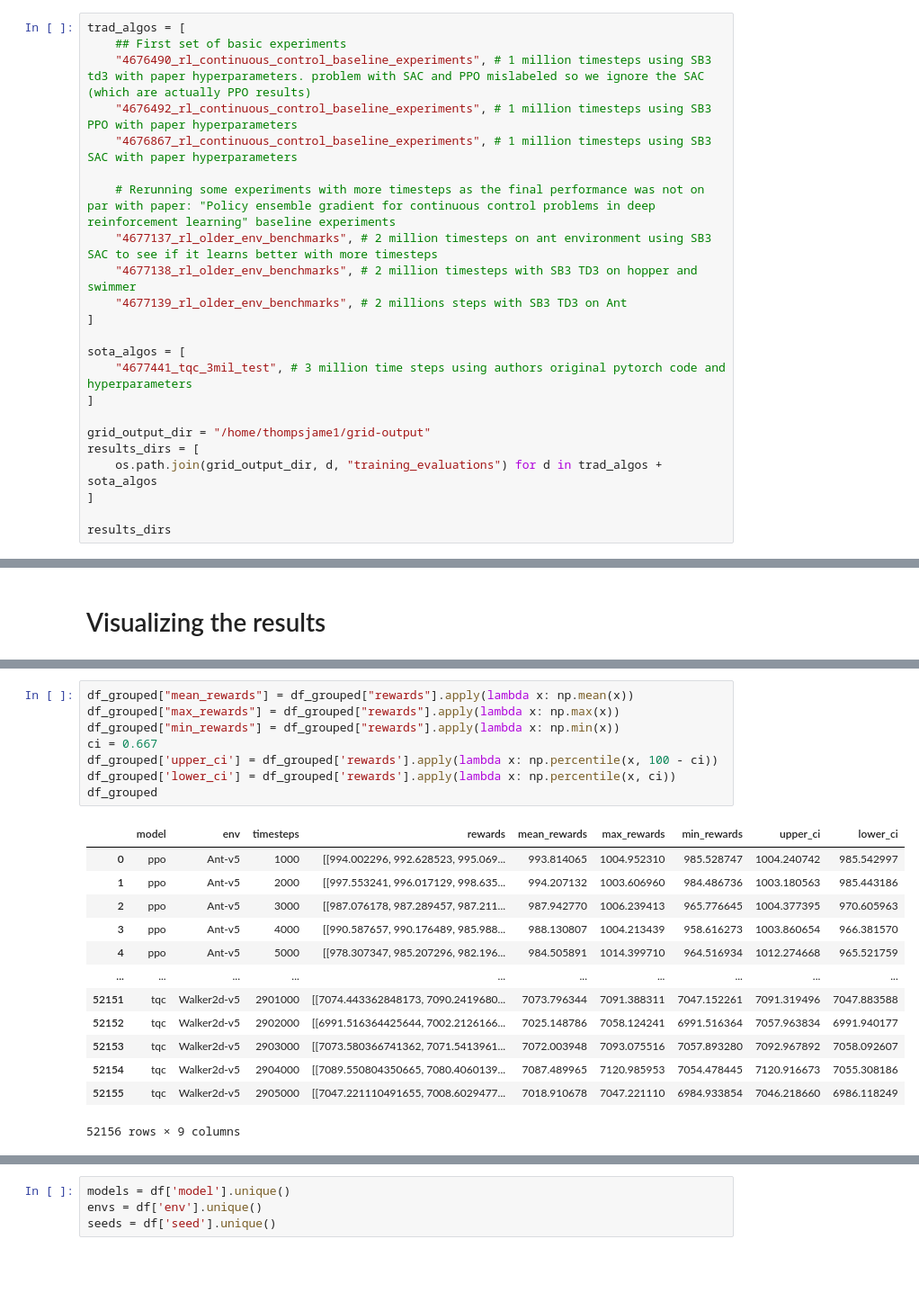
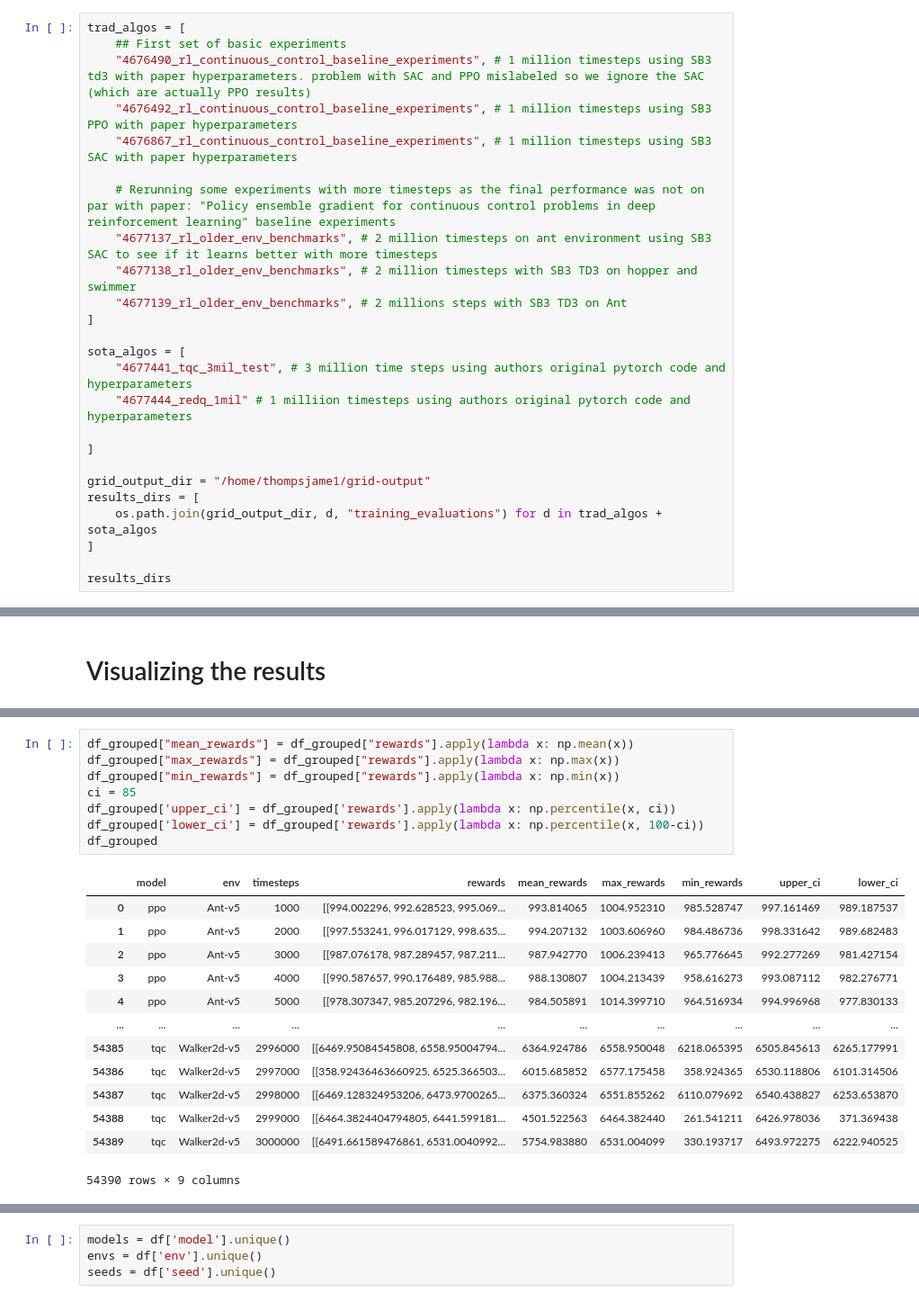
Before and after one commit to 1jamesthompson1/AIML440_code, a Jupyter notebook: running_baseline_experiments/results.ipynb, the cells around one changed output, grey strips where cells are left out. Shown at 90% size. Saved outputs shown, nothing was run; the diff lists cells and outputs as text; blank space fills up the shorter version.

```diff
--- a/running_baseline_experiments/results.ipynb
+++ b/running_baseline_experiments/results.ipynb
@@ -31,6 +32,8 @@ trad_algos = [
 
 sota_algos = [
     "4677441_tqc_3mil_test", # 3 million time steps using authors original pytorch code and hyperparameters
+    "4677444_redq_1mil" # 1 milliion timesteps using authors original pytorch code and hyperparameters
+
 ]
 
 grid_output_dir = "/home/thompsjame1/grid-output"
@@ -187,22 +357,22 @@ array([[ 994.002296,  992.628523,  995.069539,  988.233112,  988.825222,
 # %%
 df_grouped["mean_rewards"] = df_grouped["rewards"].apply(lambda x: np.mean(x))
 df_grouped["max_rewards"] = df_grouped["rewards"].apply(lambda x: np.max(x))
 df_grouped["min_rewards"] = df_grouped["rewards"].apply(lambda x: np.min(x))
-ci = 0.667
-df_grouped['upper_ci'] = df_grouped['rewards'].apply(lambda x: np.percentile(x, 100 - ci))
-df_grouped['lower_ci'] = df_grouped['rewards'].apply(lambda x: np.percentile(x, ci))
+ci = 85
+df_grouped['upper_ci'] = df_grouped['rewards'].apply(lambda x: np.percentile(x, ci))
+df_grouped['lower_ci'] = df_grouped['rewards'].apply(lambda x: np.percentile(x, 100-ci))
 df_grouped
 # %% [output]
 |  | model | env | timesteps | rewards | mean_rewards | max_rewards | min_rewards | upper_ci | lower_ci |
-| 0 | ppo | Ant-v5 | 1000 | [[994.002296, 992.628523, 995.069... | 993.814065 | 1004.952310 | 985.528747 | 1004.240742 | 985.542997 |
-| 1 | ppo | Ant-v5 | 2000 | [[997.553241, 996.017129, 998.635... | 994.207132 | 1003.606960 | 984.486736 | 1003.180563 | 985.443186 |
-| 2 | ppo | Ant-v5 | 3000 | [[987.076178, 987.289457, 987.211... | 987.942770 | 1006.239413 | 965.776645 | 1004.377395 | 970.605963 |
-| 3 | ppo | Ant-v5 | 4000 | [[990.587657, 990.176489, 985.988... | 988.130807 | 1004.213439 | 958.616273 | 1003.860654 | 966.381570 |
-| 4 | ppo | Ant-v5 | 5000 | [[978.307347, 985.207296, 982.196... | 984.505891 | 1014.399710 | 964.516934 | 1012.274668 | 965.521759 |
+| 0 | ppo | Ant-v5 | 1000 | [[994.002296, 992.628523, 995.069... | 993.814065 | 1004.952310 | 985.528747 | 997.161469 | 989.187537 |
+| 1 | ppo | Ant-v5 | 2000 | [[997.553241, 996.017129, 998.635... | 994.207132 | 1003.606960 | 984.486736 | 998.331642 | 989.682483 |
+| 2 | ppo | Ant-v5 | 3000 | [[987.076178, 987.289457, 987.211... | 987.942770 | 1006.239413 | 965.776645 | 992.277269 | 981.427154 |
+| 3 | ppo | Ant-v5 | 4000 | [[990.587657, 990.176489, 985.988... | 988.130807 | 1004.213439 | 958.616273 | 993.087112 | 982.276771 |
+| 4 | ppo | Ant-v5 | 5000 | [[978.307347, 985.207296, 982.196... | 984.505891 | 1014.399710 | 964.516934 | 994.996968 | 977.830133 |
 | ... | ... | ... | ... | ... | ... | ... | ... | ... | ... |
-| 52151 | tqc | Walker2d-v5 | 2901000 | [[7074.443362848173, 7090.2419680... | 7073.796344 | 7091.388311 | 7047.152261 | 7091.319496 | 7047.883588 |
-| 52152 | tqc | Walker2d-v5 | 2902000 | [[6991.516364425644, 7002.2126166... | 7025.148786 | 7058.124241 | 6991.516364 | 7057.963834 | 6991.940177 |
-| 52153 | tqc | Walker2d-v5 | 2903000 | [[7073.580366741362, 7071.5413961... | 7072.003948 | 7093.075516 | 7057.893280 | 7092.967892 | 7058.092607 |
-| 52154 | tqc | Walker2d-v5 | 2904000 | [[7089.550804350665, 7080.4060139... | 7087.489965 | 7120.985953 | 7054.478445 | 7120.916673 | 7055.308186 |
-| 52155 | tqc | Walker2d-v5 | 2905000 | [[7047.221110491655, 7008.6029477... | 7018.910678 | 7047.221110 | 6984.933854 | 7046.218660 | 6986.118249 |
+| 54385 | tqc | Walker2d-v5 | 2996000 | [[6469.95084545808, 6558.95004794... | 6364.924786 | 6558.950048 | 6218.065395 | 6505.845613 | 6265.177991 |
+| 54386 | tqc | Walker2d-v5 | 2997000 | [[358.92436463660925, 6525.366503... | 6015.685852 | 6577.175458 | 358.924365 | 6530.118806 | 6101.314506 |
+| 54387 | tqc | Walker2d-v5 | 2998000 | [[6469.128324953206, 6473.9700265... | 6375.360324 | 6551.855262 | 6110.079692 | 6540.438827 | 6253.653870 |
+| 54388 | tqc | Walker2d-v5 | 2999000 | [[6464.3824404794805, 6441.599181... | 4501.522563 | 6464.382440 | 261.541211 | 6426.978036 | 371.369438 |
+| 54389 | tqc | Walker2d-v5 | 3000000 | [[6491.661589476861, 6531.0040992... | 5754.983880 | 6531.004099 | 330.193717 | 6493.972275 | 6222.940525 |
-52156 rows × 9 columns
+54390 rows × 9 columns
```
Also changed, not shown: parts of 20 cells of this notebook, 6 other files.
